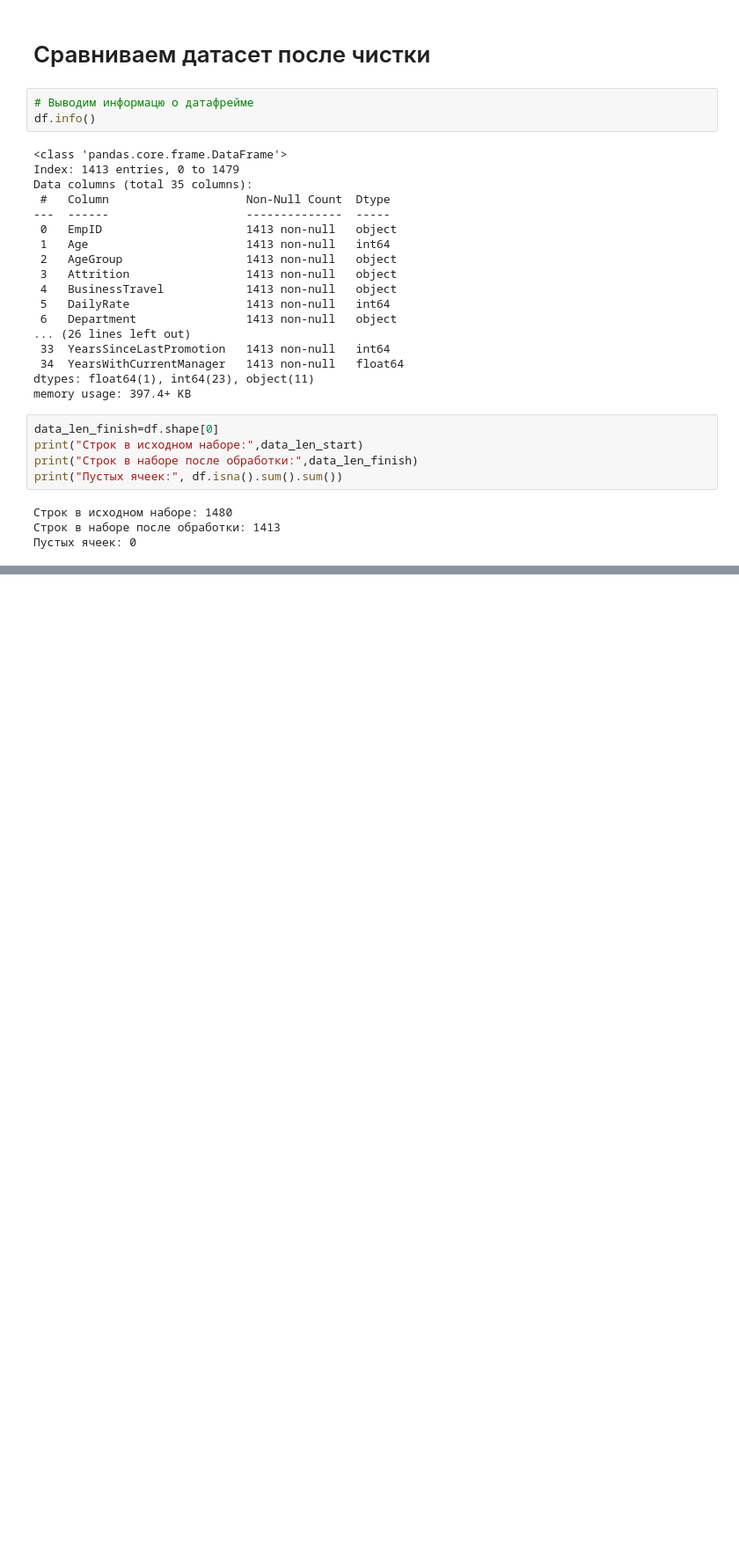
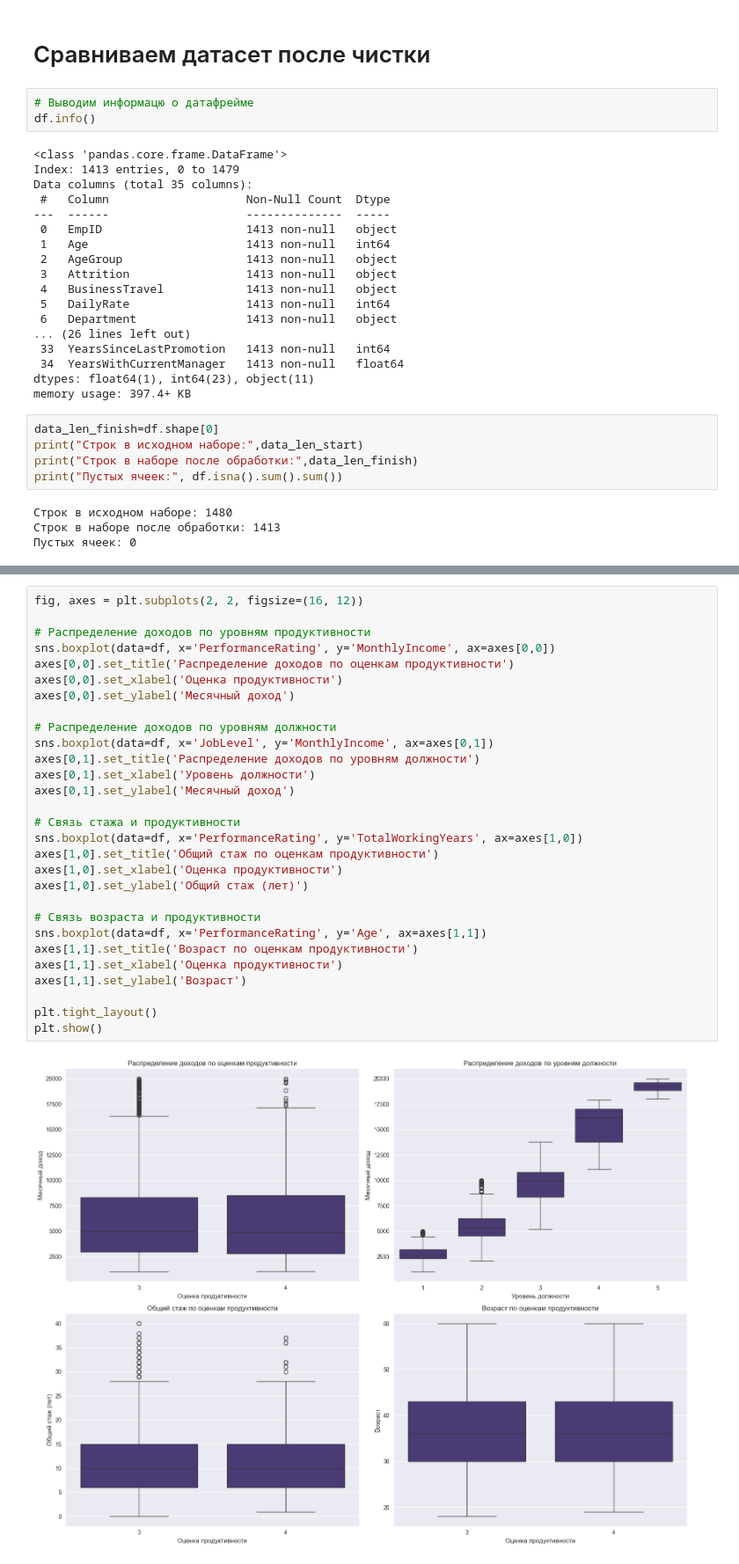
Before and after one commit to svinoczarITMO/s7-da-lab1, a Jupyter notebook: hranalytics.ipynb, the cells around one changed output, grey strips where cells are left out. Shown at 88% size. Cells and saved outputs as stored; diff of their text form; blank space fills up the shorter version.

```diff
--- a/hranalytics.ipynb
+++ b/hranalytics.ipynb
@@ -999,0 +1039,31 @@ print("Пустых ячеек:", df.isna().sum().sum())
+# %%
+fig, axes = plt.subplots(2, 2, figsize=(16, 12))
+
+# Распределение доходов по уровням продуктивности
+sns.boxplot(data=df, x='PerformanceRating', y='MonthlyIncome', ax=axes[0,0])
+axes[0,0].set_title('Распределение доходов по оценкам продуктивности')
+axes[0,0].set_xlabel('Оценка продуктивности')
+axes[0,0].set_ylabel('Месячный доход')
+
+# Распределение доходов по уровням должности
+sns.boxplot(data=df, x='JobLevel', y='MonthlyIncome', ax=axes[0,1])
+axes[0,1].set_title('Распределение доходов по уровням должности')
+axes[0,1].set_xlabel('Уровень должности')
+axes[0,1].set_ylabel('Месячный доход')
+
+# Связь стажа и продуктивности
+sns.boxplot(data=df, x='PerformanceRating', y='TotalWorkingYears', ax=axes[1,0])
+axes[1,0].set_title('Общий стаж по оценкам продуктивности')
+axes[1,0].set_xlabel('Оценка продуктивности')
+axes[1,0].set_ylabel('Общий стаж (лет)')
+
+# Связь возраста и продуктивности
+sns.boxplot(data=df, x='PerformanceRating', y='Age', ax=axes[1,1])
+axes[1,1].set_title('Возраст по оценкам продуктивности')
+axes[1,1].set_xlabel('Оценка продуктивности')
+axes[1,1].set_ylabel('Возраст')
+
+plt.tight_layout()
+plt.show()
+# %% [output]
+[figure, added]
```
Also changed, not shown: parts of 8 cells of this notebook.
